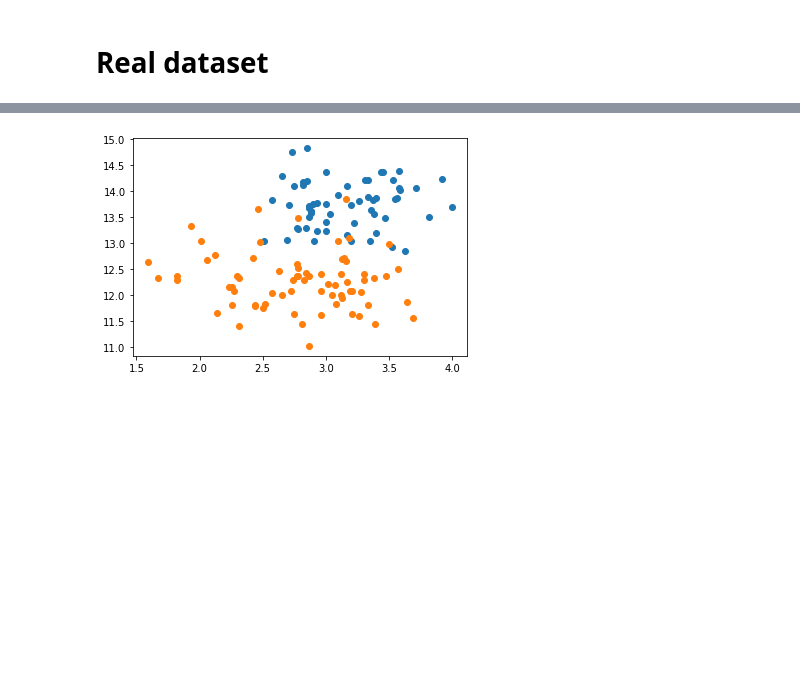
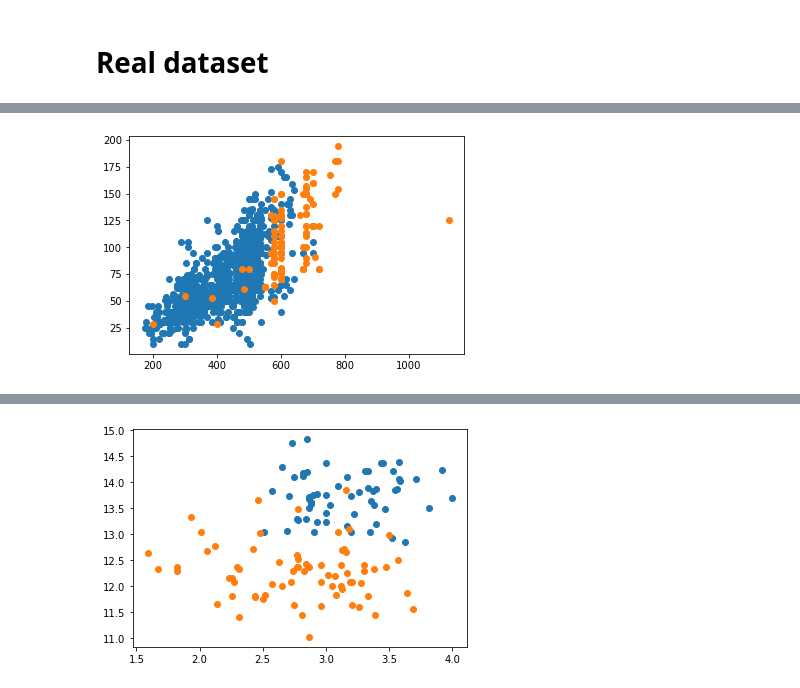
Before and after one commit to PashaIanko/Semi-Supervised-Labelling, a Jupyter notebook: main_notebook.ipynb, the cells around one changed output, grey strips where cells are left out. Saved outputs shown, nothing was run; the diff lists cells and outputs as text; code cells hidden in the pictures; blank space fills up the shorter version.

```diff
--- a/main_notebook.ipynb
+++ b/main_notebook.ipynb
@@ -446,3 +446,5 @@ plot_losses_vs_cpu(losses, cpu_times)
 [figure]
 # %% [markdown]
 # Real dataset
+# %%
+df = pd.read_csv('Pokemon.csv')
@@ -448,0 +460,11 @@ plot_losses_vs_cpu(losses, cpu_times)
+# %%
+df.head()
+X_real = df.loc[:, ['total', 'sp_attack']].values
+Y_real = df['legendary'].astype('int').values
+# %%
+plot_clusters(
+    X_real,
+    Y_real
+)
+# %% [output]
+[figure, added]
```
Also changed, not shown: parts of 10 cells of this notebook.
